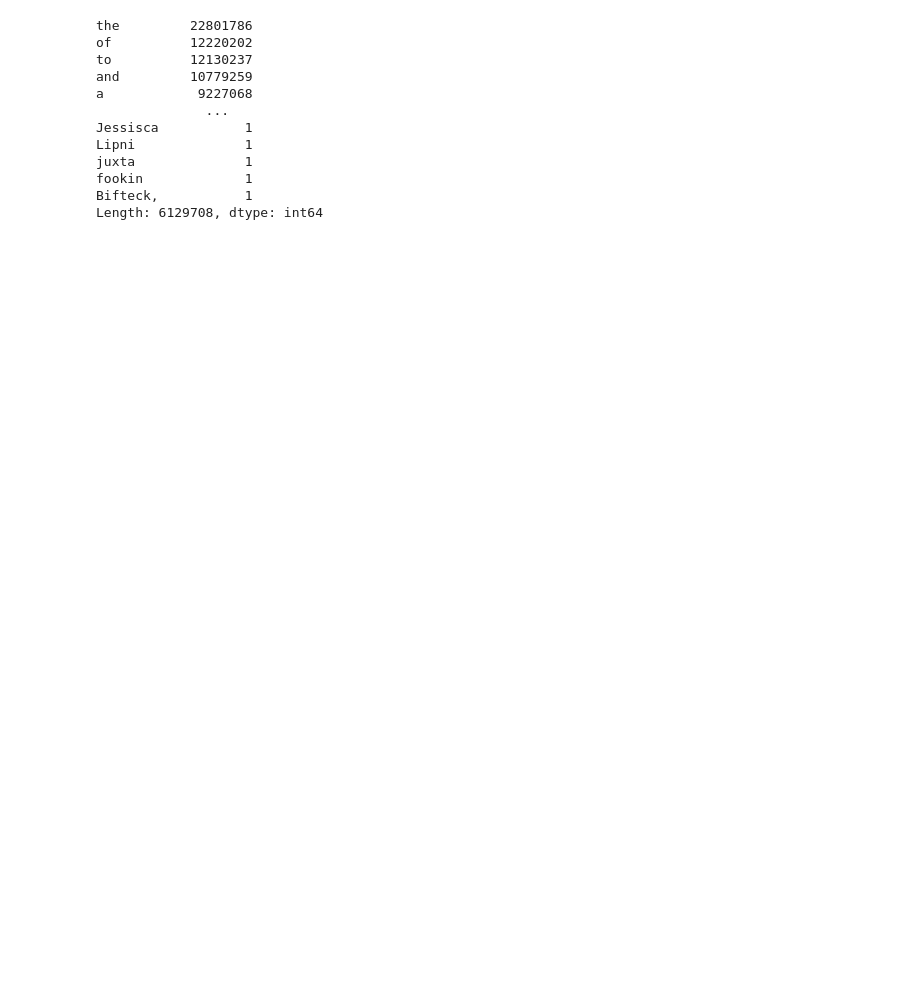
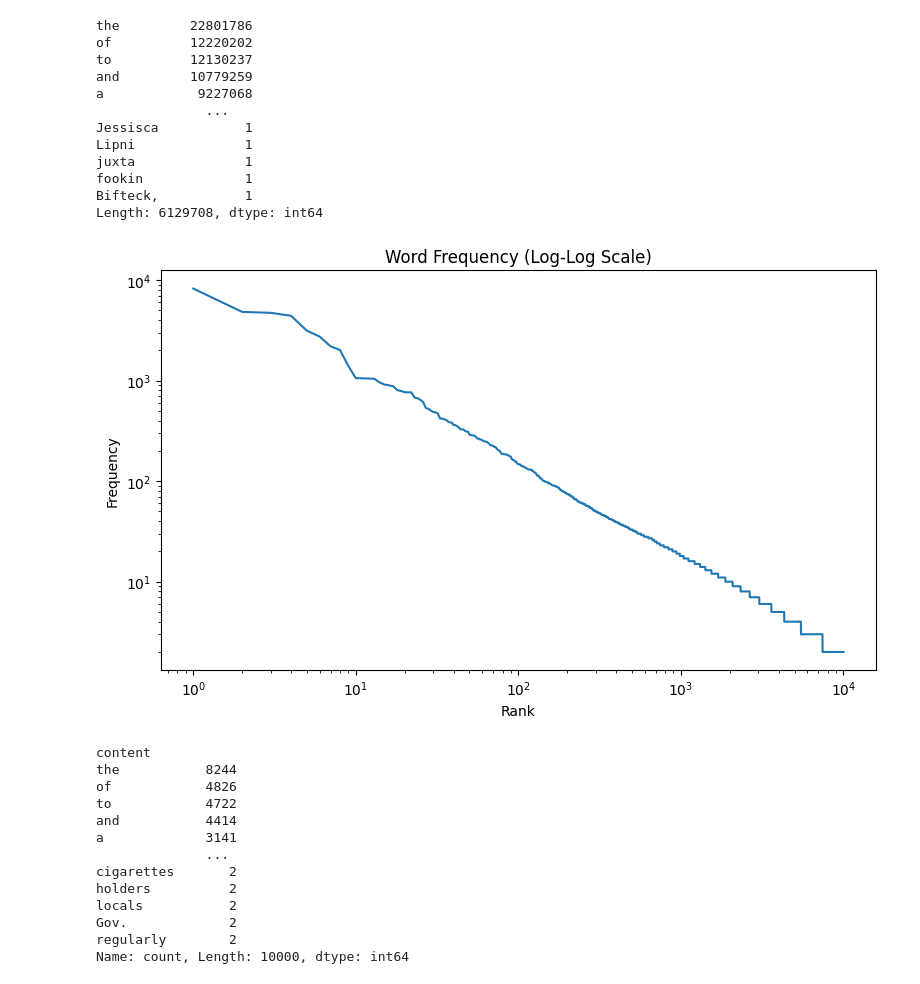
Before and after one commit to MikkelPraestegaard/GDS-final-assignment, a Jupyter notebook: Code.ipynb, the cells around one changed output. Drawn from its saved outputs; the diff is of its cells as text; code cells hidden in the pictures; blank space fills up the shorter version.

Commit message:
Added visualization for word frequency

```diff
--- a/Code.ipynb
+++ b/Code.ipynb
@@ -121,5 +133,59 @@ Bifteck,           1
 Length: 6129708, dtype: int64
 # %%
 # Asger
+def visualize_top_words(
+    df: pd.DataFrame,
+    token_col: str,
+    top_n: int = 10_000,
+    loglog: bool = True
+):
+    """
+    df        : cleaned Pandas DataFrame
+    token_col: column containing tokenized text (list of tokens per row)
+    top_n    : number of most frequent words to visualize
+    """
+
+    # Flatten tokens
+    tokens = df[token_col].str.split().explode()
+
+    # Count frequencies
+    counts = tokens.value_counts().head(top_n)
+
+    # Plot
+    plt.figure(figsize=(8, 5))
+
+    if loglog:
+        ranks = np.arange(1, len(counts) + 1)
+        plt.loglog(ranks, counts.values)
+        plt.xlabel("Rank")
+        plt.ylabel("Frequency")
+        plt.title("Word Frequency (Log-Log Scale)")
+    else:
+        plt.plot(counts.values)
+        plt.xlabel("Word")
+        plt.ylabel("Frequency")
+        plt.title(f"Top {len(counts)} Word Frequencies")
+
+    plt.tight_layout()
+    plt.show()
+
+    return counts
+
+visualize_top_words(df,'content',10000,loglog=True)
+# %% [output]
+[figure, added]
+content
+the           8244
+of            4826
+to            4722
+and           4414
+a             3141
+              ...
+cigarettes       2
+holders          2
+locals           2
+Gov.             2
+regularly        2
+Name: count, Length: 10000, dtype: int64
 # %%
 # Mikkel
```
Also changed, not shown: parts of 3 cells of this notebook.
